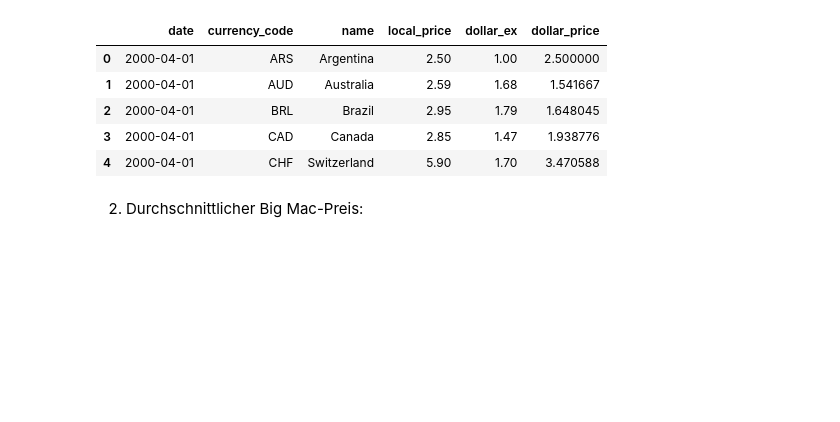
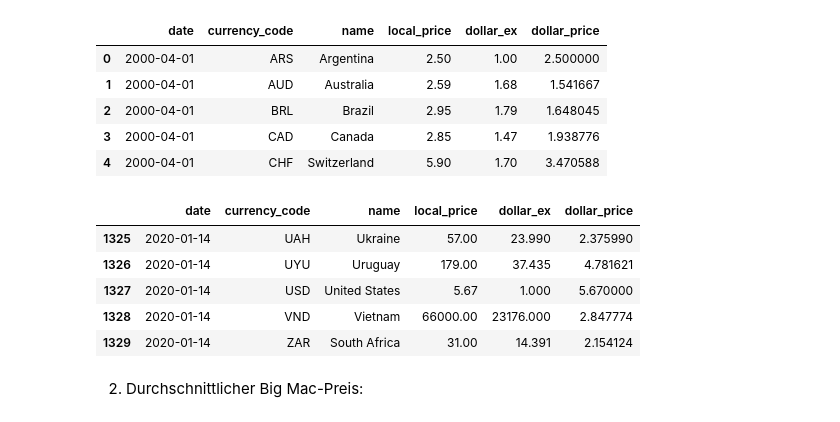
Before and after one commit to hka-mmv/2023-sose-dscb230-tutorial, a Jupyter notebook: 9/Aufbaben.ipynb, the cells around one changed output. Saved outputs shown, nothing was run; the diff lists cells and outputs as text; code cells hidden in the pictures; blank space fills up the shorter version.

```diff
--- a/9/Aufbaben.ipynb
+++ b/9/Aufbaben.ipynb
@@ -130,6 +139,15 @@ df.head()
 | 2 | 2000-04-01 | BRL | Brazil | 2.95 | 1.79 | 1.648045 |
 | 3 | 2000-04-01 | CAD | Canada | 2.85 | 1.47 | 1.938776 |
 | 4 | 2000-04-01 | CHF | Switzerland | 5.90 | 1.70 | 3.470588 |
+# %%
+df.tail()
+# %% [output]
+|  | date | currency_code | name | local_price | dollar_ex | dollar_price |
+| 1325 | 2020-01-14 | UAH | Ukraine | 57.00 | 23.990 | 2.375990 |
+| 1326 | 2020-01-14 | UYU | Uruguay | 179.00 | 37.435 | 4.781621 |
+| 1327 | 2020-01-14 | USD | United States | 5.67 | 1.000 | 5.670000 |
+| 1328 | 2020-01-14 | VND | Vietnam | 66000.00 | 23176.000 | 2.847774 |
+| 1329 | 2020-01-14 | ZAR | South Africa | 31.00 | 14.391 | 2.154124 |
 # %% [markdown]
 
 
```
Also changed, not shown: parts of 4 cells of this notebook.
